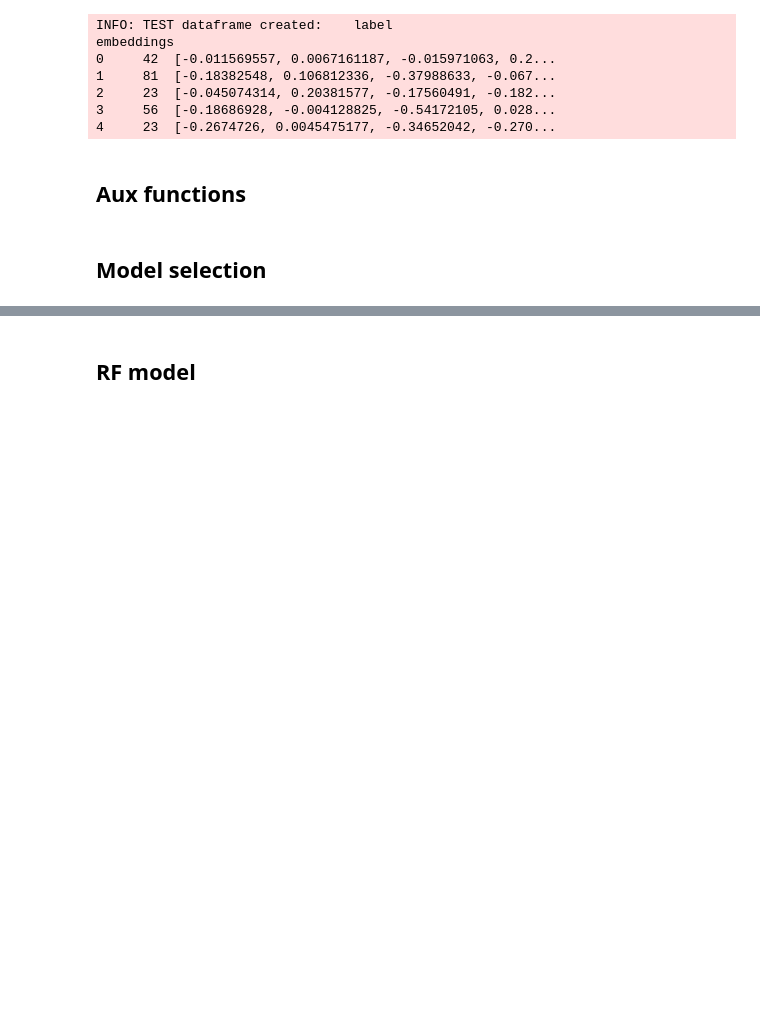
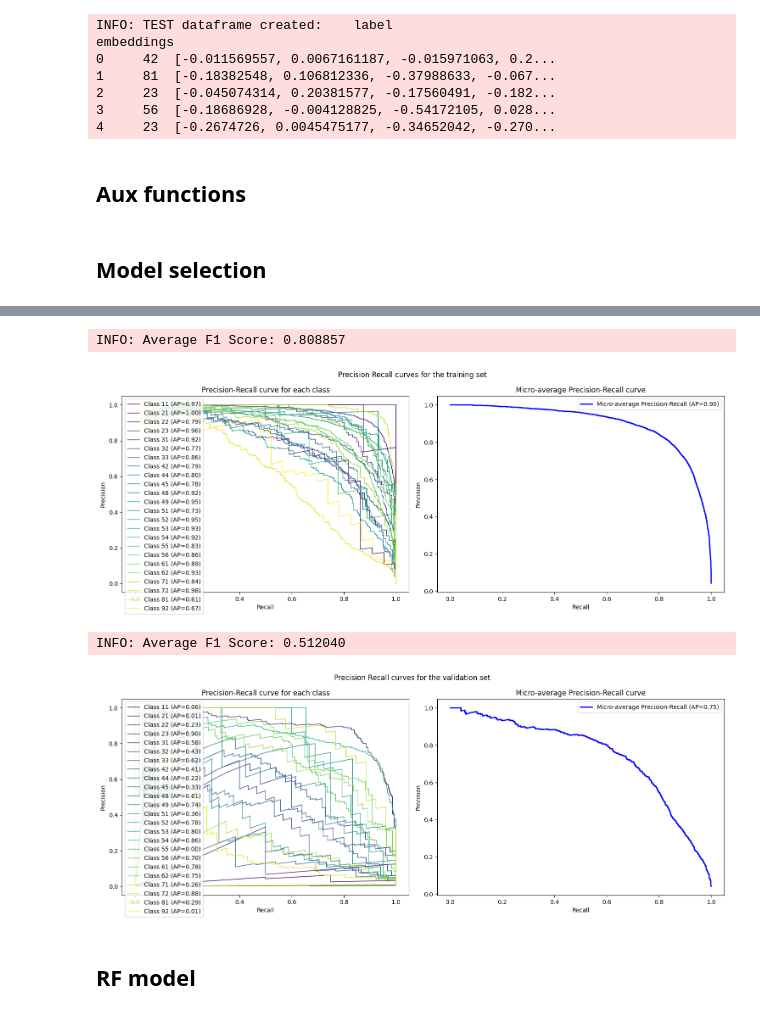
Before and after one commit to Zrive/zrive-ds-1q24-industry-classification, a Jupyter notebook: notebooks/model_selection.ipynb, the cells around one changed output, grey strips where cells are left out. Saved outputs shown, nothing was run; the diff lists cells and outputs as text; code cells hidden in the pictures; blank space fills up the shorter version.

```diff
--- a/notebooks/model_selection.ipynb
+++ b/notebooks/model_selection.ipynb
@@ -416,3 +404,11 @@ weighted avg       0.01      0.04      0.01      1418
+# %%
+plot_precision_recall_curves_multi_class(y_train, y_train_proba, splitted_set = "training")
+plot_precision_recall_curves_multi_class(y_val, y_val_proba, splitted_set = "validation")
+# %% [output]
+INFO: Average F1 Score: 0.808857
+[figure, added]
+INFO: Average F1 Score: 0.512040
+[figure, added]
 # %% [markdown]
 ## RF model
 # %%
```
Also changed, not shown: parts of 29 cells of this notebook.
